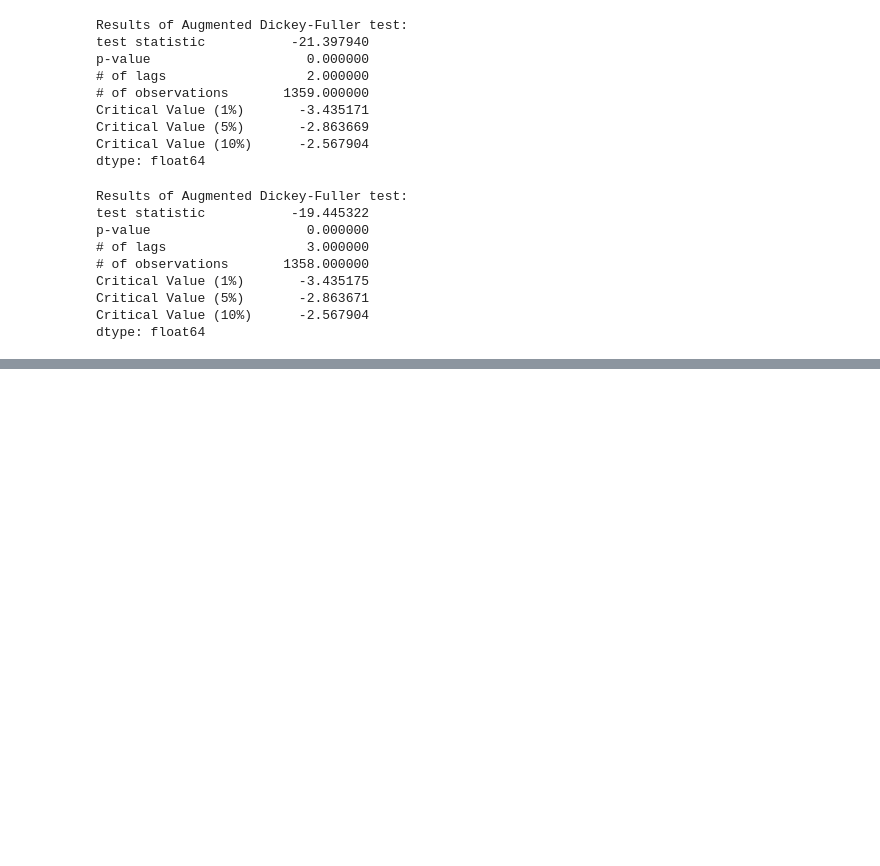
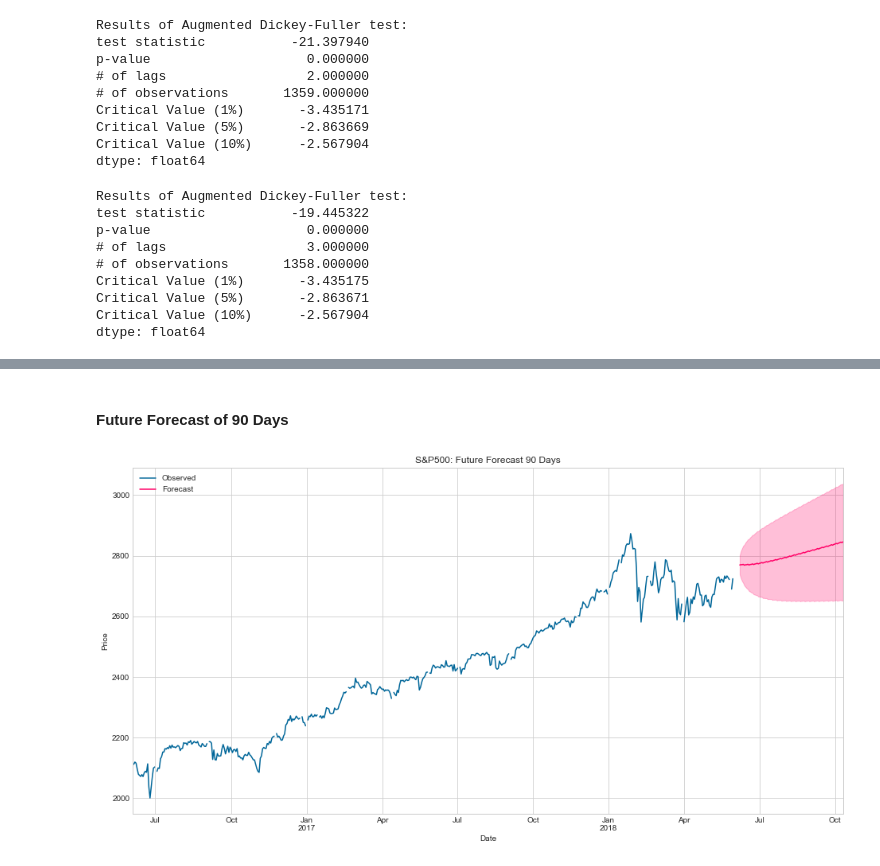
Before and after one commit to sychi77/CapstoneProject2, a Jupyter notebook: Stock_Market.ipynb, the cells around one changed output, grey strips where cells are left out. Drawn from its saved outputs; the diff is of its cells as text; code cells hidden in the pictures; blank space fills up the shorter version.

```diff
--- a/Stock_Market.ipynb
+++ b/Stock_Market.ipynb
@@ -589,0 +516,10 @@ In addition, there are many alternatives for modeling these time series beside t
+# %%
+def sarimax_model(data, order, seasonal_order):
+    # Define SARIMAX model and fit it to the data
+    mdl = sm.tsa.statespace.SARIMAX(df_bfreq[data],
+                                order=order,
+                                seasonal_order=seasonal_order,
+                                enforce_stationarity=True,
+                                enforce_invertibility=True)
+    res = mdl.fit(maxiter=200)
+    return res
@@ -589,0 +581,24 @@ In addition, there are many alternatives for modeling these time series beside t
+# %% [markdown]
+#### Future Forecast of 90 Days
+# %%
+def future_forecast_plot(data, model):
+    # get forecast 90 steps ahead in future
+    pred_uc = model.get_forecast(steps=90)
+
+    # get confidence intervals of forecasts
+    pred_ci = pred_uc.conf_int()
+
+    # plot time series and long-term forecast
+    ax = df_bfreq[data]['2016-06-06':].plot(label='Observed', figsize=(16, 8), color='#006699')
+    pred_uc.predicted_mean.plot(ax=ax, label='Forecast', color='#ff0066')
+    ax.fill_between(pred_ci.index, pred_ci.iloc[:, 0], pred_ci.iloc[:, 1], color='#ff0066', alpha=.25)
+    ax.set_xlabel('Date')
+    ax.set_ylabel('Price')
+    plt.legend(loc='upper left')
+    plt.title('{}: Future Forecast 90 Days'.format(data))
+    plt.show()
+# %%
+# Future 90 days forecast for S&P 500
+future_forecast_plot('S&P500', sp500_sarimax)
+# %% [output]
+[figure, added]
```
Also changed, not shown: parts of 80 cells of this notebook, 5 other files.
